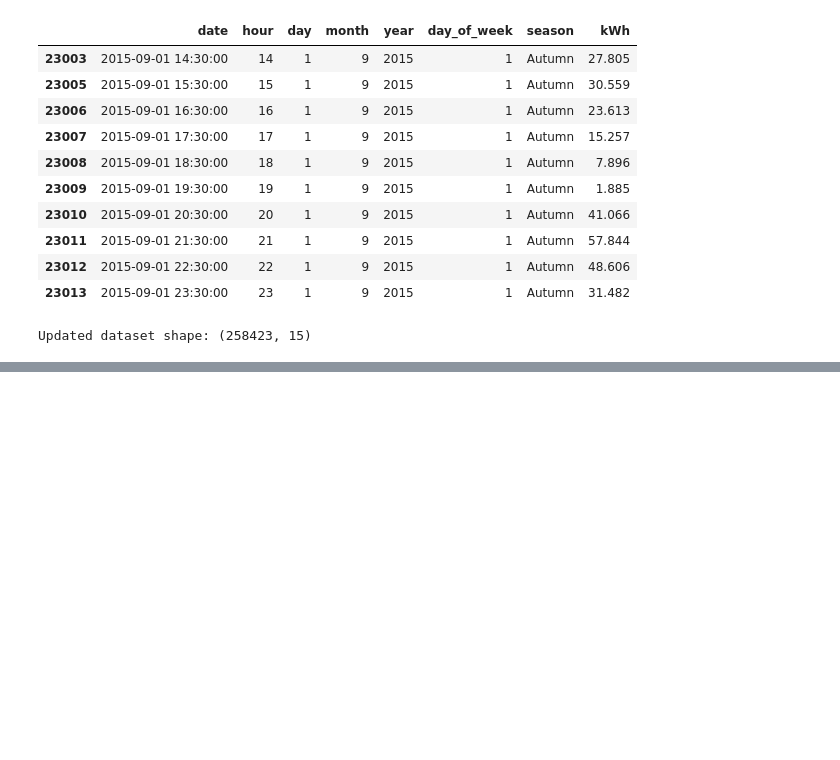
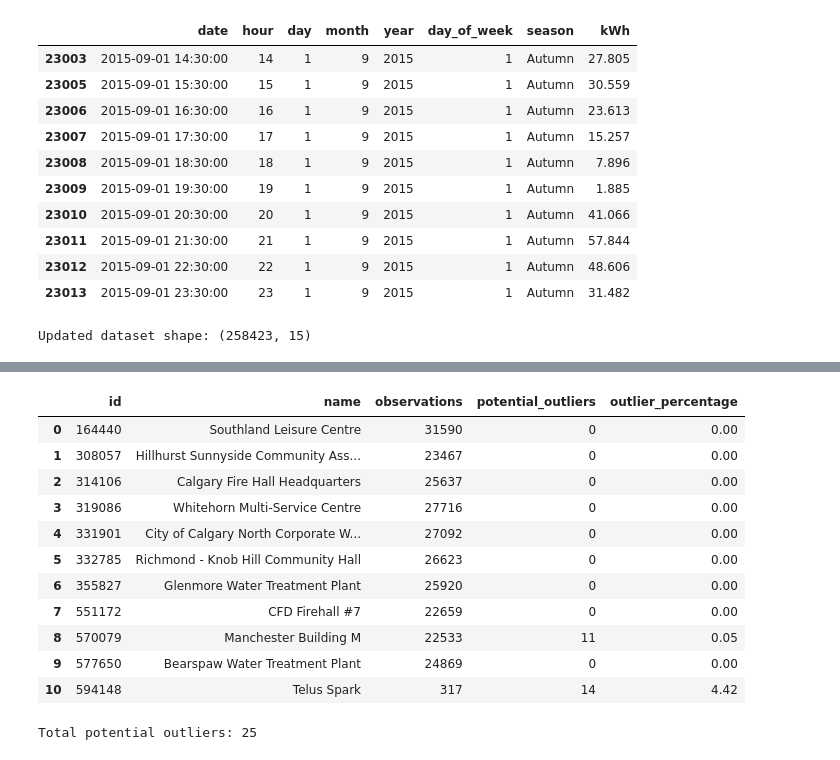
Before and after one commit to damisar/Solar-Energy-Production-Analysis, a Jupyter notebook: notebooks/solar_production_eda.ipynb, the cells around one changed output, grey strips where cells are left out. Saved outputs shown, nothing was run; the diff lists cells and outputs as text; code cells hidden in the pictures; blank space fills up the shorter version.

```diff
--- a/notebooks/solar_production_eda.ipynb
+++ b/notebooks/solar_production_eda.ipynb
@@ -581,0 +822,58 @@ Updated dataset shape: (258423, 15)
+# %%
+
+# Calculate installation-specific IQR thresholds
+
+q1 = df.groupby("id")["kWh"].transform(
+    lambda x: x.quantile(0.25)
+)
+
+q3 = df.groupby("id")["kWh"].transform(
+    lambda x: x.quantile(0.75)
+)
+
+iqr = q3 - q1
+
+lower_bound = q1 - 1.5 * iqr
+upper_bound = q3 + 1.5 * iqr
+
+# Flag potential outliers without removing them
+df["potential_outlier"] = (
+    (df["kWh"] < lower_bound) |
+    (df["kWh"] > upper_bound)
+)
+
+# Summarize potential outliers by installation
+outlier_summary = (
+    df.groupby(["id", "name"])
+    .agg(
+        observations=("kWh", "size"),
+        potential_outliers=("potential_outlier", "sum")
+    )
+    .reset_index()
+)
+
+outlier_summary["outlier_percentage"] = (
+    outlier_summary["potential_outliers"]
+    / outlier_summary["observations"] * 100
+)
+
+display(outlier_summary.round(2))
+
+print(
+    "Total potential outliers:",
+    df["potential_outlier"].sum()
+)
+# %% [output]
+|  | id | name | observations | potential_outliers | outlier_percentage |
+| 0 | 164440 | Southland Leisure Centre | 31590 | 0 | 0.00 |
+| 1 | 308057 | Hillhurst Sunnyside Community Ass... | 23467 | 0 | 0.00 |
+| 2 | 314106 | Calgary Fire Hall Headquarters | 25637 | 0 | 0.00 |
+| 3 | 319086 | Whitehorn Multi-Service Centre | 27716 | 0 | 0.00 |
+| 4 | 331901 | City of Calgary North Corporate W... | 27092 | 0 | 0.00 |
+| 5 | 332785 | Richmond - Knob Hill Community Hall | 26623 | 0 | 0.00 |
+| 6 | 355827 | Glenmore Water Treatment Plant | 25920 | 0 | 0.00 |
+| 7 | 551172 | CFD Firehall #7 | 22659 | 0 | 0.00 |
+| 8 | 570079 | Manchester Building M | 22533 | 11 | 0.05 |
+| 9 | 577650 | Bearspaw Water Treatment Plant | 24869 | 0 | 0.00 |
+| 10 | 594148 | Telus Spark | 317 | 14 | 4.42 |
+Total potential outliers: 25
```
Also changed, not shown: parts of 12 cells of this notebook.
